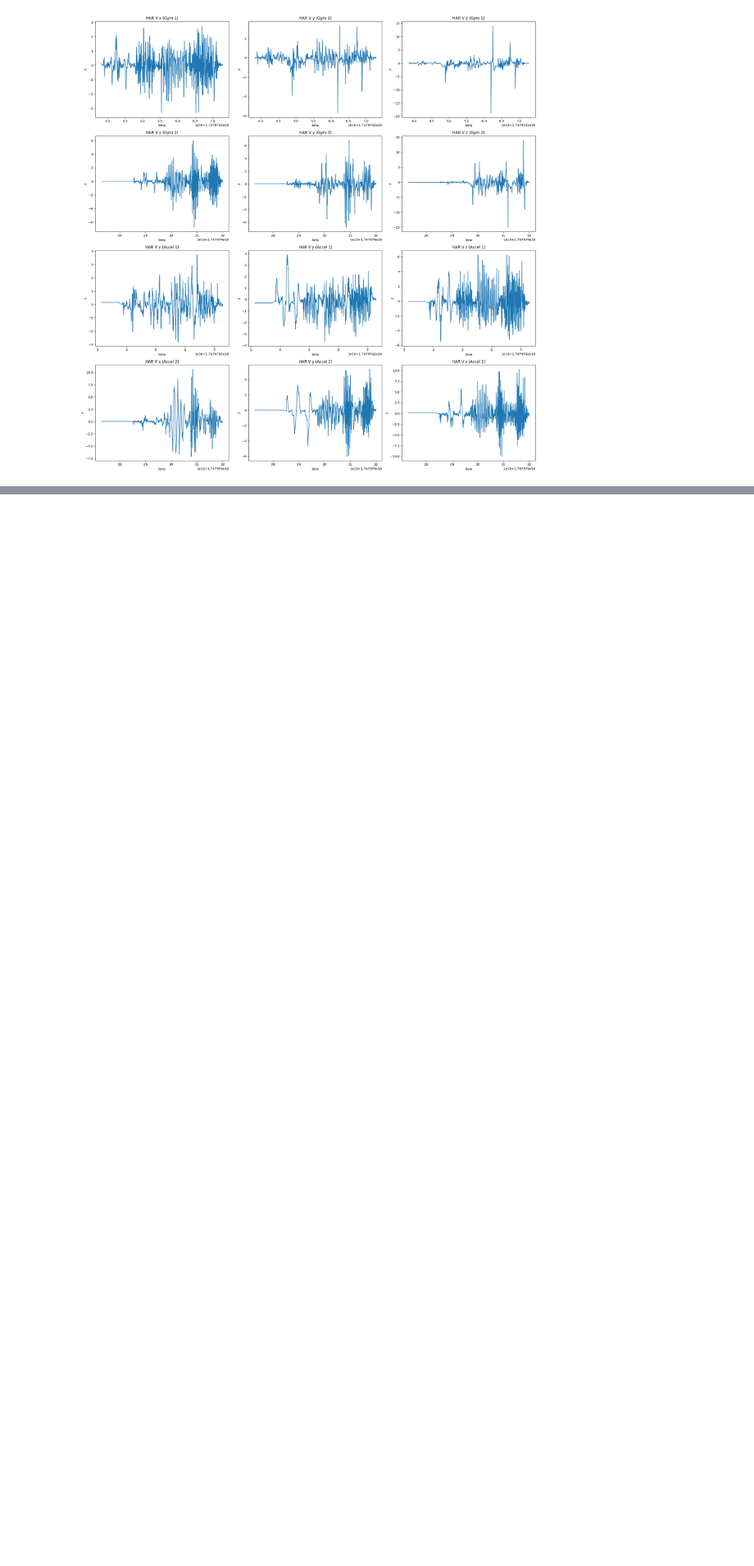
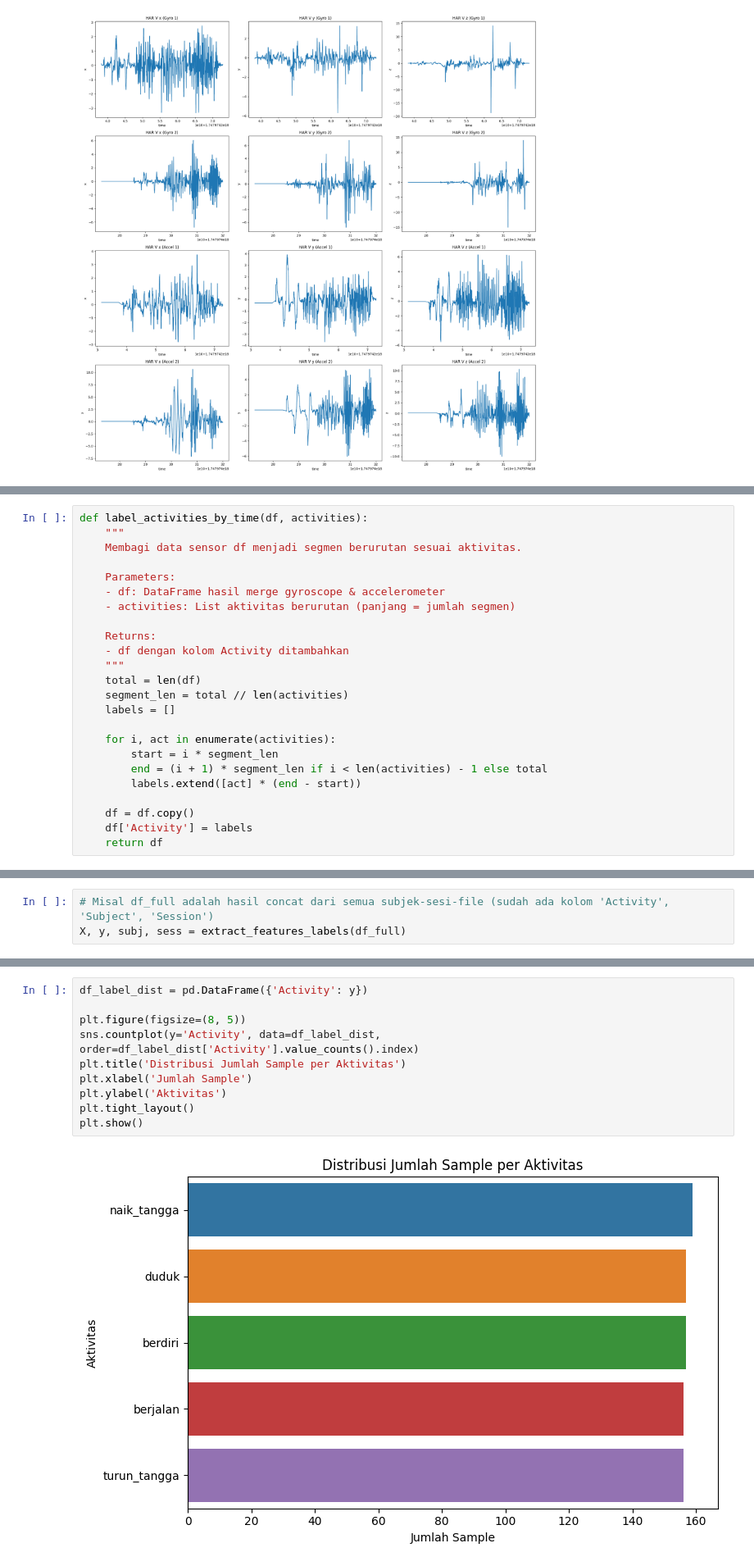
Before and after one commit to matchapresso/HumanActReg, a Jupyter notebook: imu-human-activity.ipynb, the cells around one changed output, grey strips where cells are left out. Shown at 82% size. Cells and saved outputs as stored; diff of their text form; blank space fills up the shorter version.

Commit message:
Kaggle Notebook | IMU human activity | labeling, feature extract, data split

```diff
--- a/imu-human-activity.ipynb
+++ b/imu-human-activity.ipynb
@@ -116,0 +120,24 @@ plot_sensor_data(
+# %%
+def label_activities_by_time(df, activities):
+    """
+    Membagi data sensor df menjadi segmen berurutan sesuai aktivitas.
+
+    Parameters:
+    - df: DataFrame hasil merge gyroscope & accelerometer
+    - activities: List aktivitas berurutan (panjang = jumlah segmen)
+
+    Returns:
+    - df dengan kolom Activity ditambahkan
+    """
+    total = len(df)
+    segment_len = total // len(activities)
+    labels = []
+
+    for i, act in enumerate(activities):
+        start = i * segment_len
+        end = (i + 1) * segment_len if i < len(activities) - 1 else total
+        labels.extend([act] * (end - start))
+
+    df = df.copy()
+    df['Activity'] = labels
+    return df
@@ -116,0 +267,3 @@ plot_sensor_data(
+# %%
+# Misal df_full adalah hasil concat dari semua subjek-sesi-file (sudah ada kolom 'Activity', 'Subject', 'Session')
+X, y, subj, sess = extract_features_labels(df_full)
@@ -116,0 +290,12 @@ plot_sensor_data(
+# %%
+df_label_dist = pd.DataFrame({'Activity': y})
+
+plt.figure(figsize=(8, 5))
+sns.countplot(y='Activity', data=df_label_dist, order=df_label_dist['Activity'].value_counts().index)
+plt.title('Distribusi Jumlah Sample per Aktivitas')
+plt.xlabel('Jumlah Sample')
+plt.ylabel('Aktivitas')
+plt.tight_layout()
+plt.show()
+# %% [output]
+[figure, added]
```
Also changed, not shown: parts of 7 cells of this notebook.
